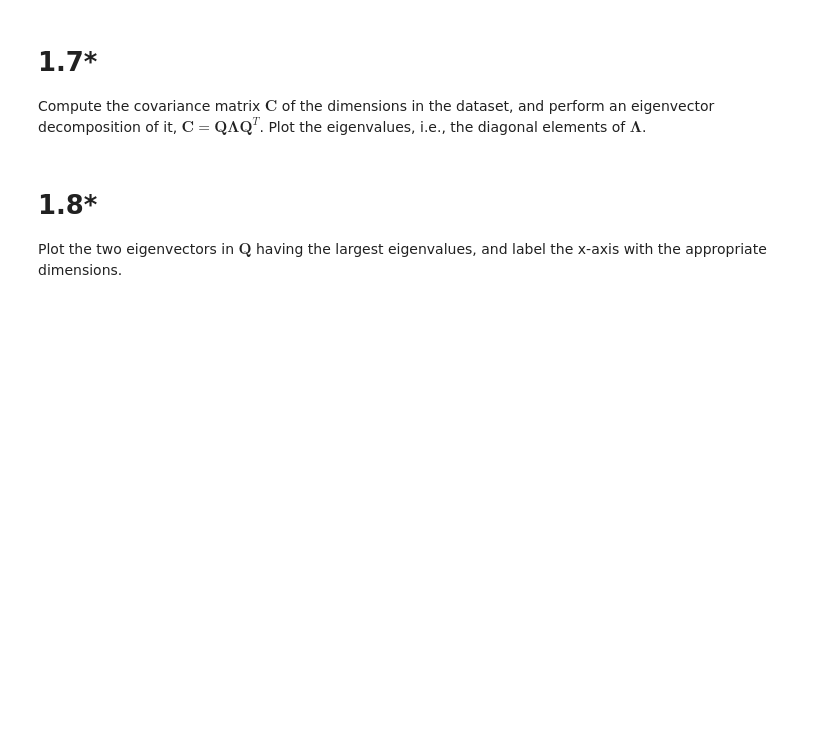
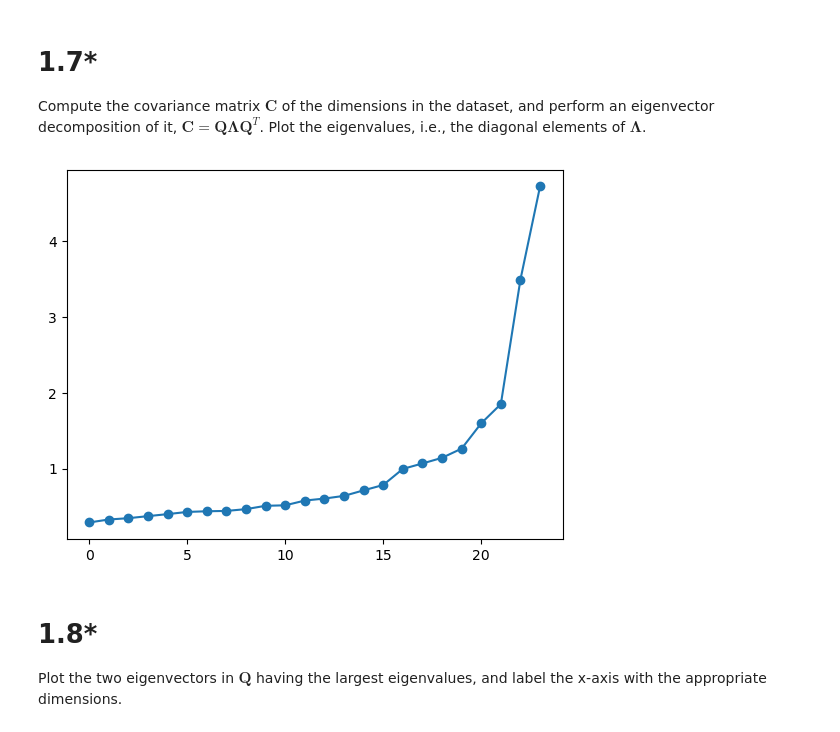
Before and after one commit to noa-bit/dm1590-labs, a Jupyter notebook: lab-4/DM1590_Lab4.ipynb, the cells around one changed output. Cells and saved outputs as stored; diff of their text form; code cells hidden in the pictures; blank space fills up the shorter version.

```diff
--- a/lab-4/DM1590_Lab4.ipynb
+++ b/lab-4/DM1590_Lab4.ipynb
@@ -76,3 +95,10 @@ Compute the covariance matrix $\mathbf{C}$ of the dimensions in the dataset, and
+# %%
+corr_matrix = np.corrcoef(full_data, rowvar=False)
+eigenvalues, eigenvectors = np.linalg.eigh(corr_matrix)
+plt.plot(eigenvalues, "o-")
+plt.show()
+# %% [output]
+[figure, added]
 # %% [markdown]
 # 1.8*
 
```
Also changed, not shown: parts of 11 cells of this notebook.
